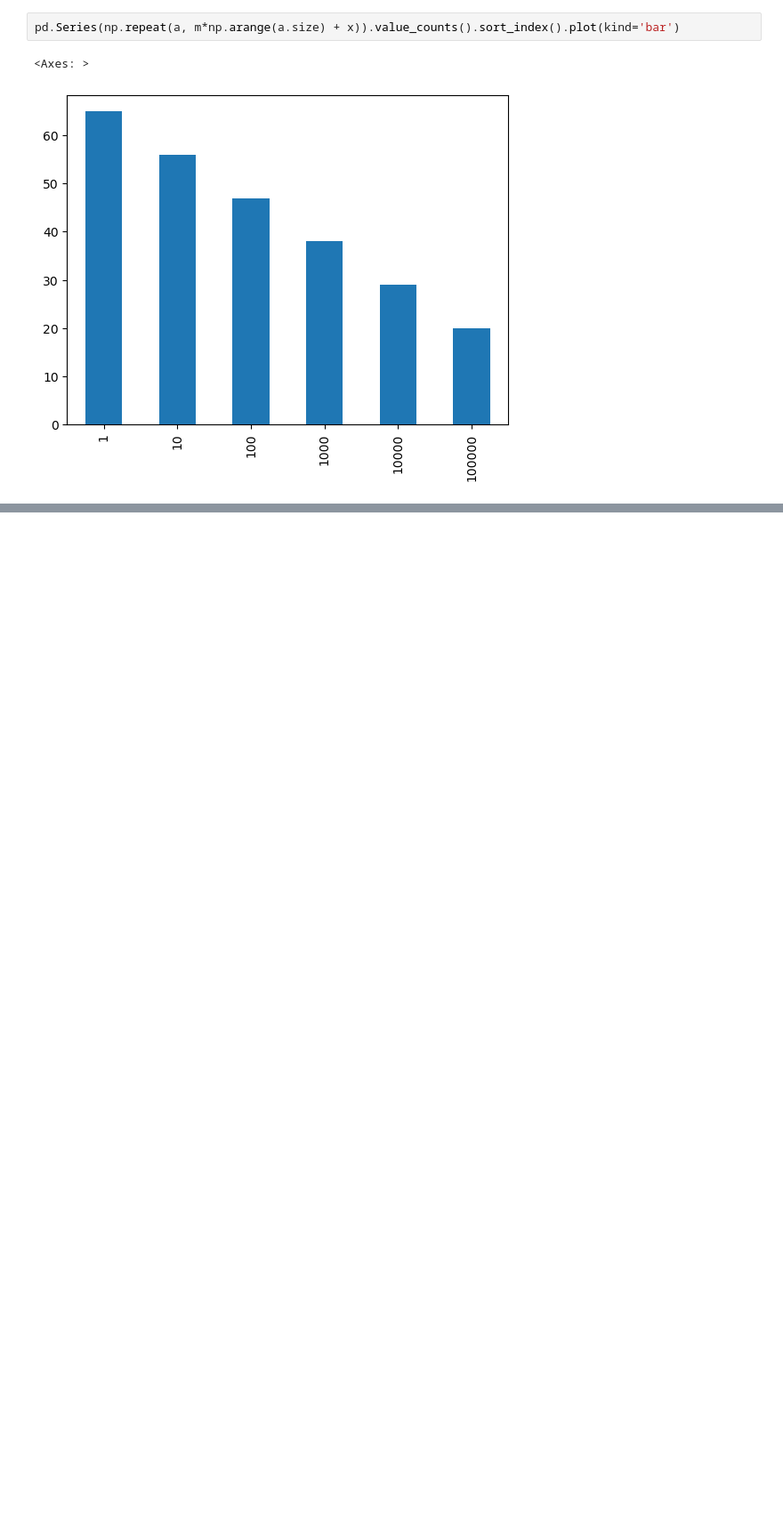
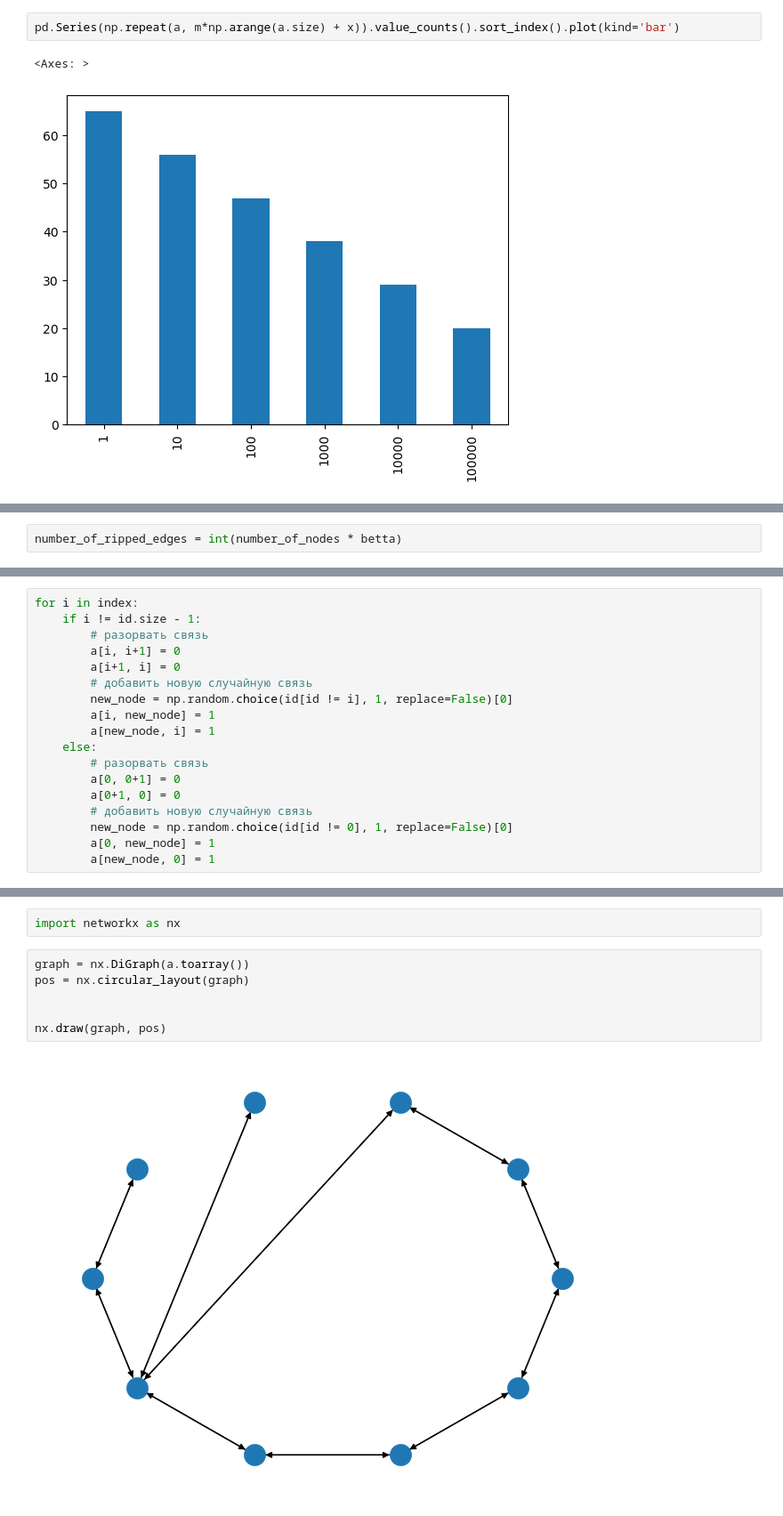
Before and after one commit to MaximKiryakin/Diploma, a Jupyter notebook: diploma.ipynb, the cells around one changed output, grey strips where cells are left out. Shown: that part at 89% size. Cells and saved outputs as stored; diff of their text form; blank space fills up the shorter version.

```diff
--- a/diploma.ipynb
+++ b/diploma.ipynb
@@ -671,0 +756,2 @@ pd.Series(np.repeat(a, m*np.arange(a.size) + x)).value_counts().sort_index().plo
+# %%
+number_of_ripped_edges = int(number_of_nodes * betta)
@@ -671,0 +771,18 @@ pd.Series(np.repeat(a, m*np.arange(a.size) + x)).value_counts().sort_index().plo
+# %%
+for i in index:
+    if i != id.size - 1:
+        # разорвать связь
+        a[i, i+1] = 0
+        a[i+1, i] = 0
+        # добавить новую случайную связь
+        new_node = np.random.choice(id[id != i], 1, replace=False)[0]
+        a[i, new_node] = 1
+        a[new_node, i] = 1
+    else:
+        # разорвать связь
+        a[0, 0+1] = 0
+        a[0+1, 0] = 0
+        # добавить новую случайную связь
+        new_node = np.random.choice(id[id != 0], 1, replace=False)[0]
+        a[0, new_node] = 1
+        a[new_node, 0] = 1
@@ -671,0 +802,10 @@ pd.Series(np.repeat(a, m*np.arange(a.size) + x)).value_counts().sort_index().plo
+# %%
+import networkx as nx
+# %%
+graph = nx.DiGraph(a.toarray())
+pos = nx.circular_layout(graph)
+
+
+nx.draw(graph, pos)
+# %% [output]
+[figure, added]
```
Also changed, not shown: parts of 21 cells of this notebook, 2 other files.
